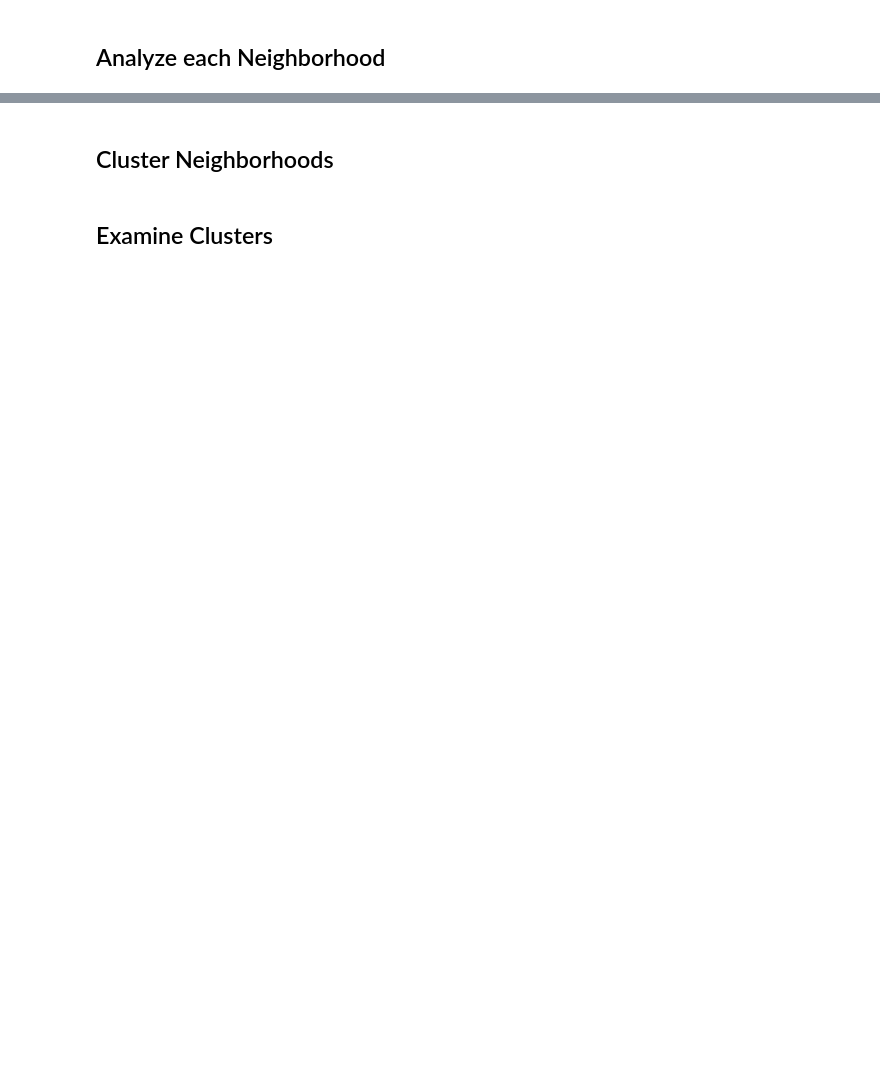
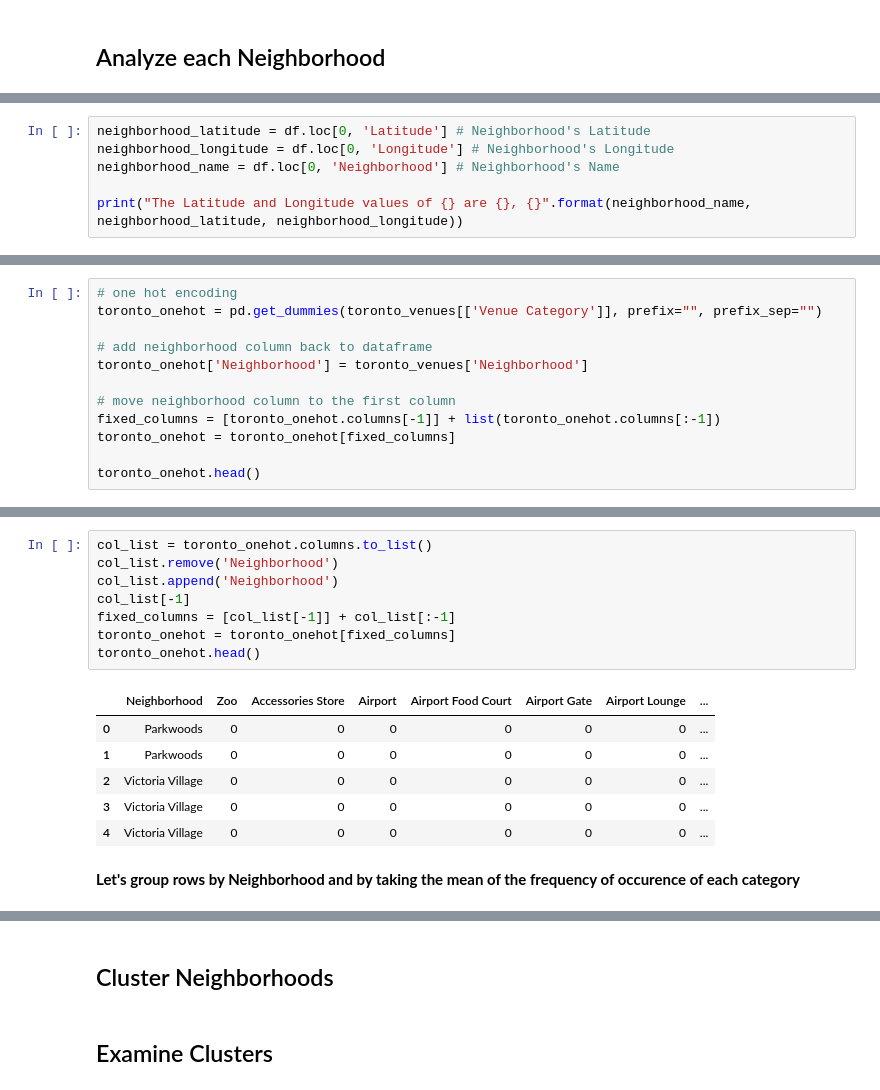
Before and after one commit to miguelalb/Segmenting-Neigborhoods, a Jupyter notebook: Segmenting and Clustering Neighborhoods in Toronto.ipynb, the cells around one changed output, grey strips where cells are left out. Drawn from its saved outputs; the diff is of its cells as text; blank space fills up the shorter version.

```diff
--- a/Segmenting and Clustering Neighborhoods in Toronto.ipynb
+++ b/Segmenting and Clustering Neighborhoods in Toronto.ipynb
@@ -327,0 +344,6 @@ map_toronto
+# %%
+neighborhood_latitude = df.loc[0, 'Latitude'] # Neighborhood's Latitude
+neighborhood_longitude = df.loc[0, 'Longitude'] # Neighborhood's Longitude
+neighborhood_name = df.loc[0, 'Neighborhood'] # Neighborhood's Name
+
+print("The Latitude and Longitude values of {} are {}, {}".format(neighborhood_name, neighborhood_latitude, neighborhood_longitude))
@@ -327,0 +534,12 @@ map_toronto
+# %%
+# one hot encoding
+toronto_onehot = pd.get_dummies(toronto_venues[['Venue Category']], prefix="", prefix_sep="")
+
+# add neighborhood column back to dataframe
+toronto_onehot['Neighborhood'] = toronto_venues['Neighborhood']
+
+# move neighborhood column to the first column
+fixed_columns = [toronto_onehot.columns[-1]] + list(toronto_onehot.columns[:-1])
+toronto_onehot = toronto_onehot[fixed_columns]
+
+toronto_onehot.head()
@@ -327,0 +553,17 @@ map_toronto
+# %%
+col_list = toronto_onehot.columns.to_list()
+col_list.remove('Neighborhood')
+col_list.append('Neighborhood')
+col_list[-1]
+fixed_columns = [col_list[-1]] + col_list[:-1]
+toronto_onehot = toronto_onehot[fixed_columns]
+toronto_onehot.head()
+# %% [output]
+|  | Neighborhood | Zoo | Accessories Store | Airport | Airport Food Court | Airport Gate | Airport Lounge | ... |
+| 0 | Parkwoods | 0 | 0 | 0 | 0 | 0 | 0 | ... |
+| 1 | Parkwoods | 0 | 0 | 0 | 0 | 0 | 0 | ... |
+| 2 | Victoria Village | 0 | 0 | 0 | 0 | 0 | 0 | ... |
+| 3 | Victoria Village | 0 | 0 | 0 | 0 | 0 | 0 | ... |
+| 4 | Victoria Village | 0 | 0 | 0 | 0 | 0 | 0 | ... |
+# %% [markdown]
+**Let's group rows by Neighborhood and by taking the mean of the frequency of occurence of each category**
```
Also changed, not shown: parts of 36 cells of this notebook.
